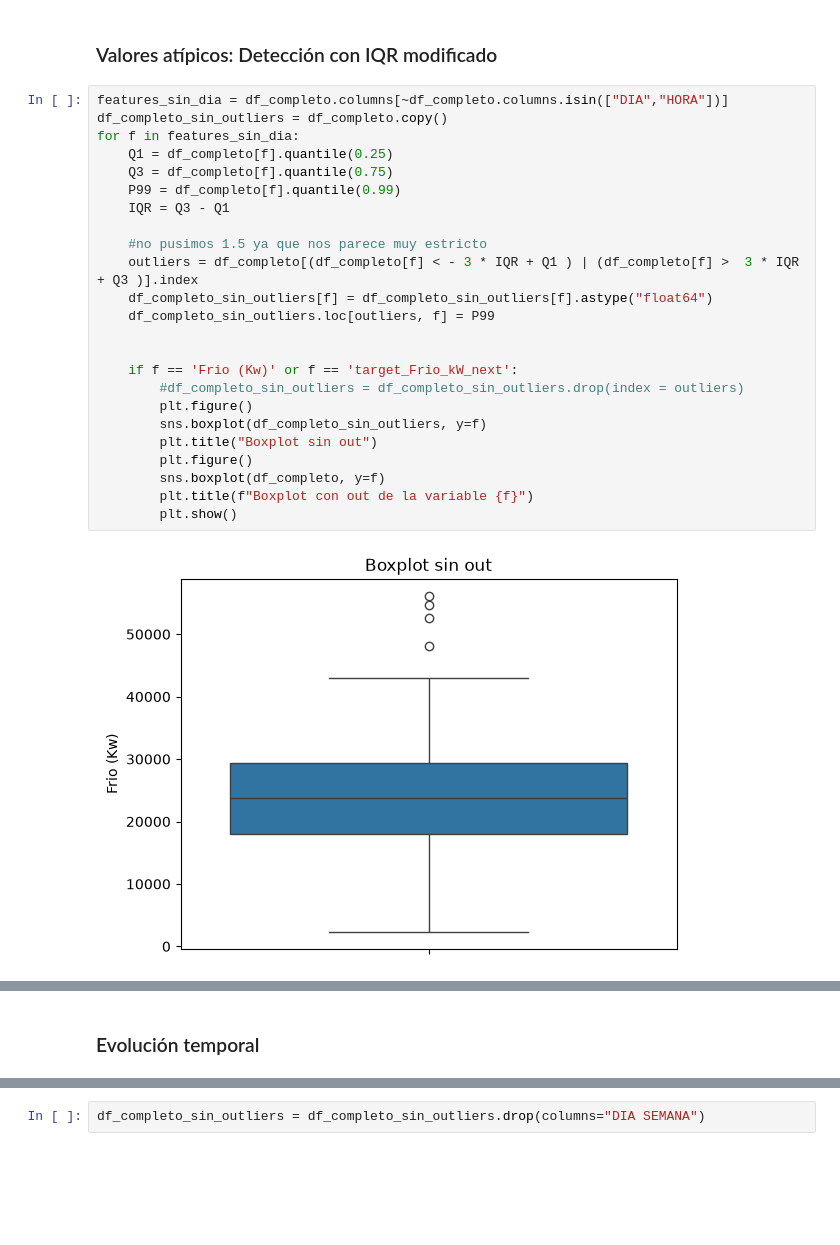
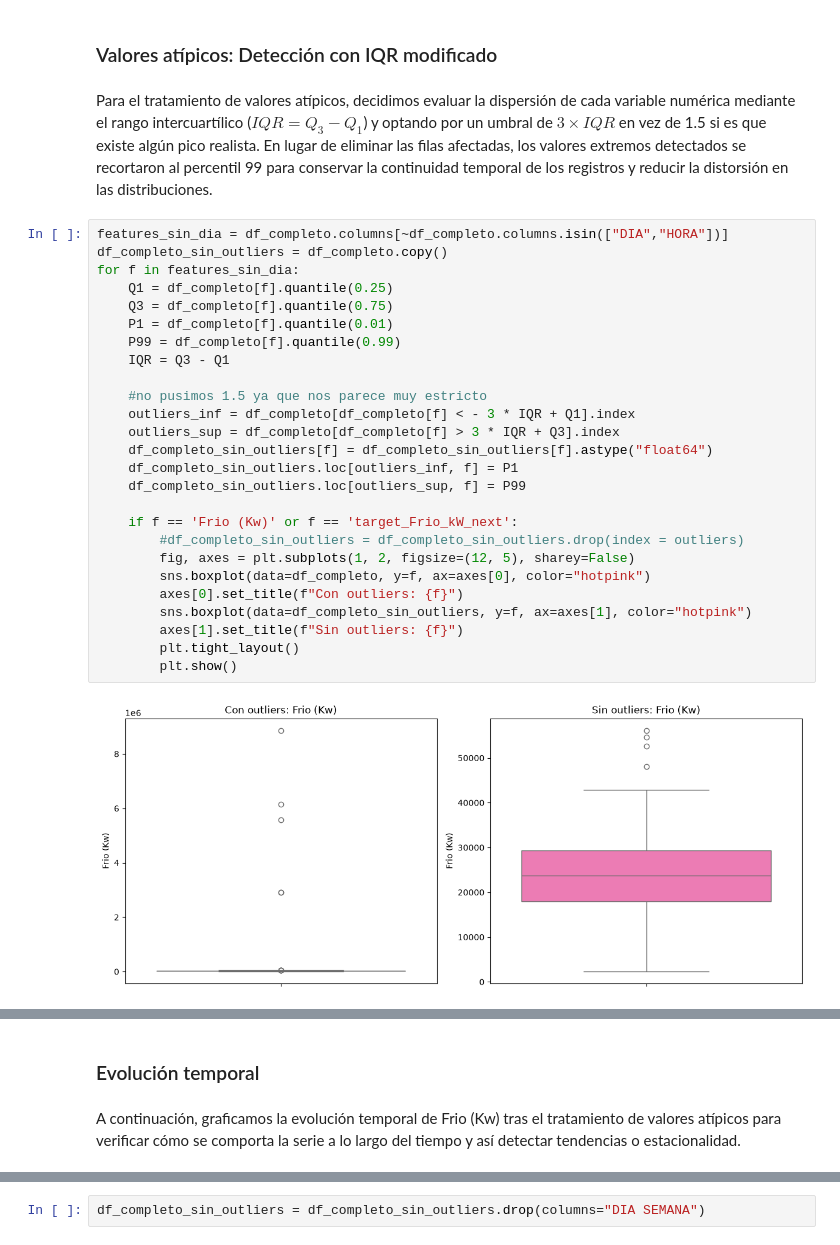
Before and after one commit to ignaciofaule-tech/TPI_LAB2_2026, a Jupyter notebook: notebooks/EDA.ipynb, the cells around one changed output, grey strips where cells are left out. Saved outputs shown, nothing was run; the diff lists cells and outputs as text; blank space fills up the shorter version.

```diff
--- a/notebooks/EDA.ipynb
+++ b/notebooks/EDA.ipynb
@@ -231,28 +289,32 @@ Index(['DIA', 'HORA', 'EE Planta / Hl', 'EE Elaboracion / Hl',
 # %% [markdown]
 ### Valores atípicos: Detección con IQR modificado
+# %% [markdown]
+Para el tratamiento de valores atípicos, decidimos evaluar la dispersión de cada variable numérica mediante el rango intercuartílico ($IQR = Q_3 - Q_1$) y optando por un umbral de $3 \times IQR$ en vez de 1.5 si es que existe algún pico realista. En lugar de eliminar las filas afectadas, los valores extremos detectados se recortaron al percentil 99 para conservar la continuidad temporal de los registros y reducir la distorsión en las distribuciones.
 # %%
 features_sin_dia = df_completo.columns[~df_completo.columns.isin(["DIA","HORA"])]
 df_completo_sin_outliers = df_completo.copy()
 for f in features_sin_dia:
     Q1 = df_completo[f].quantile(0.25)
     Q3 = df_completo[f].quantile(0.75)
+    P1 = df_completo[f].quantile(0.01)
     P99 = df_completo[f].quantile(0.99)
     IQR = Q3 - Q1
 
     #no pusimos 1.5 ya que nos parece muy estricto
-    outliers = df_completo[(df_completo[f] < - 3 * IQR + Q1 ) | (df_completo[f] >  3 * IQR + Q3 )].index
+    outliers_inf = df_completo[df_completo[f] < - 3 * IQR + Q1].index
+    outliers_sup = df_completo[df_completo[f] > 3 * IQR + Q3].index
     df_completo_sin_outliers[f] = df_completo_sin_outliers[f].astype("float64")
-    df_completo_sin_outliers.loc[outliers, f] = P99
-
+    df_completo_sin_outliers.loc[outliers_inf, f] = P1
+    df_completo_sin_outliers.loc[outliers_sup, f] = P99
 
     if f == 'Frio (Kw)' or f == 'target_Frio_kW_next':
         #df_completo_sin_outliers = df_completo_sin_outliers.drop(index = outliers)
-        plt.figure()
-        sns.boxplot(df_completo_sin_outliers, y=f)
-        plt.title("Boxplot sin out")
-        plt.figure()
-        sns.boxplot(df_completo, y=f)
-        plt.title(f"Boxplot con out de la variable {f}")
+        fig, axes = plt.subplots(1, 2, figsize=(12, 5), sharey=False)
+        sns.boxplot(data=df_completo, y=f, ax=axes[0], color="hotpink")
+        axes[0].set_title(f"Con outliers: {f}")
+        sns.boxplot(data=df_completo_sin_outliers, y=f, ax=axes[1], color="hotpink")
+        axes[1].set_title(f"Sin outliers: {f}")
+        plt.tight_layout()
         plt.show()
 # %% [output]
-[figure, old version]
+[figure, new version]
@@ -262,4 +322,6 @@ for f in features_sin_dia:
 # %% [markdown]
 ### Evolución temporal
+# %% [markdown]
+A continuación, graficamos la evolución temporal de Frio (Kw) tras el tratamiento de valores atípicos para verificar cómo se comporta la serie a lo largo del tiempo y así detectar tendencias o estacionalidad.
 # %%
 plt.figure(figsize=(12,6))
```
Also changed, not shown: parts of 70 cells of this notebook.
